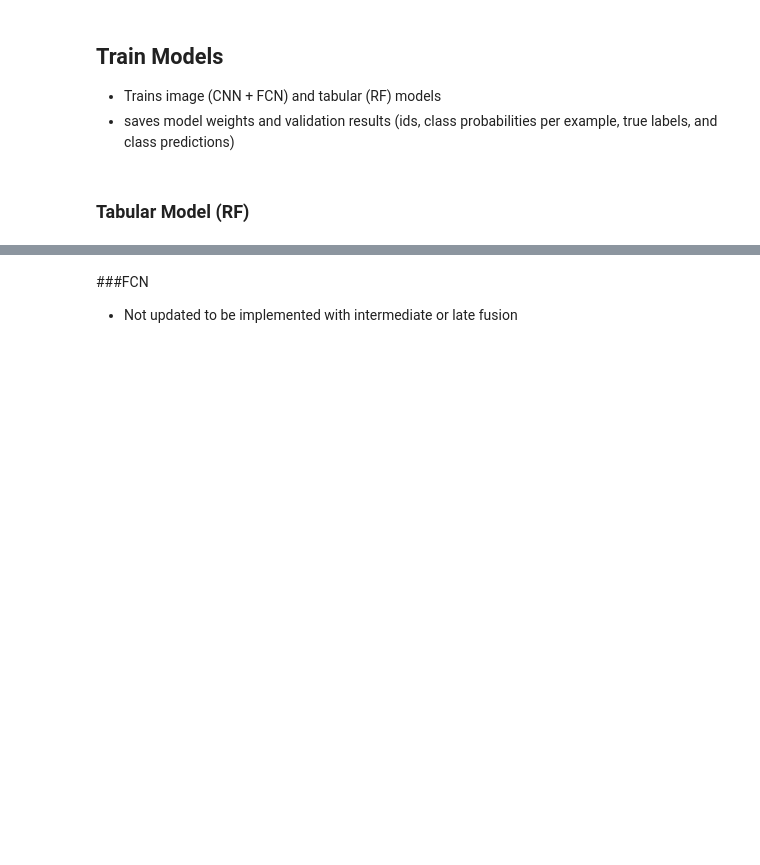
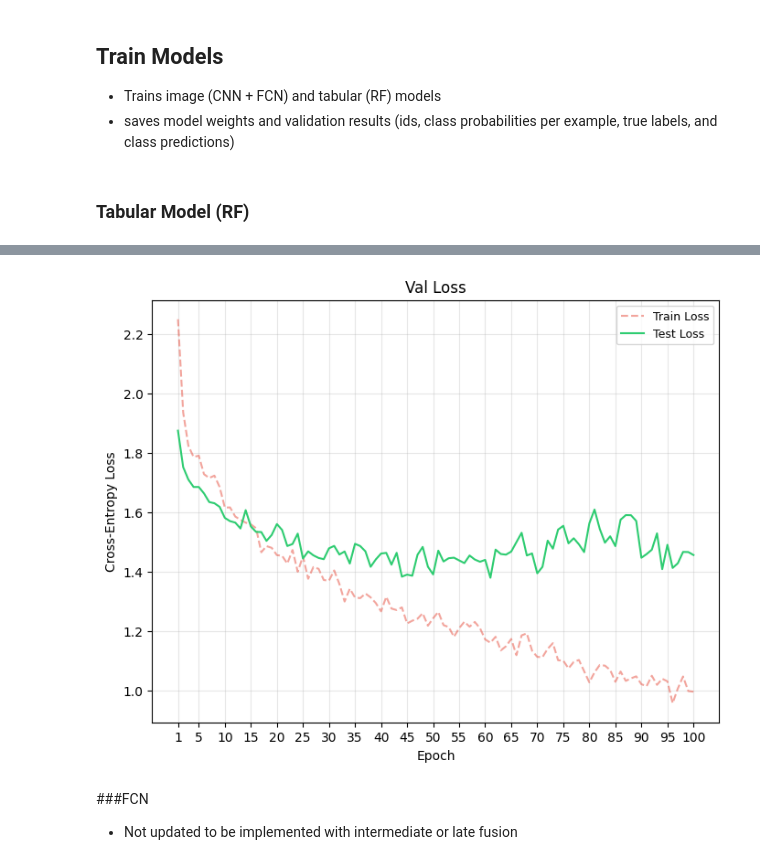
Before and after one commit to mprenovitz/cs1851-final-project, a Jupyter notebook: multi_modal.ipynb, the cells around one changed output, grey strips where cells are left out. Drawn from its saved outputs; the diff is of its cells as text; code cells hidden in the pictures; blank space fills up the shorter version.

```diff
--- a/multi_modal.ipynb
+++ b/multi_modal.ipynb
@@ -60,0 +63,19 @@ Device: cpu
+# %%
+# generic path
+path = "/oscar/home/mprenovi"
+data_path = "/data/cs1851_data/"
+
+########### MODEL RESULT SAVE PATHS ###########
+rf_file_path = "cs1851-final-project/rf_val_predictions.csv"
+train_rf = "cs1851-final-project/rf_train_predictions.csv"
+rf_save_path = os.path.join(path, rf_file_path)
+train_rf_save_path = os.path.join(path, train_rf)
+cnn_file_path = "cs1851-final-project/cnn_val_predictions.csv"
+cnn_save_path = os.path.join(path, cnn_file_path)
+
+torch.manual_seed(32)
+np.random.seed(32)
+
+EPOCHS = 100
+DEVICE = torch.device("cuda" if torch.cuda.is_available() else "cpu") #this ensures that the code runs on GPUs if available
+print(f"Device: {DEVICE}\n")
@@ -158,7 +189,7 @@ def train_cnn(train_loader, val_loader, device):
 
   cnn = CNN(device=device, num_classes=7).to(device)
   hist_base, val_info  = run_experiment(cnn, train_loader, val_loader, EPOCHS, lr=1e-4)
-  return val_info
+  return hist_base, val_info
 
 def format_cnn_outputs(val_info):
   probs, preds, labels, ids = val_info
@@ -179,6 +208,6 @@ SyntaxError: expected ':' (2497007897.py, line 1)
 # %%
 # cnn pipeline + save validation results in same format as rf
-val_info = train_cnn(train_loader, val_loader, DEVICE)
+hist_base, val_info = train_cnn(train_loader, val_loader, DEVICE)
 cnn_val_results = format_cnn_outputs(val_info)
 
 cnn_val_results.to_csv(cnn_save_path, index=False)
@@ -186,3 +233,22 @@ print(f"\nSaved validation probabilities to: {cnn_save_path}")
+# %%
+epochs  = range(1, EPOCHS + 1)
+
+colors = ["#e74c3c", "#2ecc71"]
+
+# Loss curves
+fig, ax = plt.subplots(1, 1, figsize=(8, 6))
+
+ax.plot(epochs, hist_base["train_loss"], label="Train Loss", color=colors[0], linestyle="--", alpha=0.5)
+ax.plot(epochs, hist_base["val_loss"],  label="Test Loss", color=colors[1], linestyle="-")
+ax.set_title("Val Loss")
+ax.set_xlabel("Epoch")
+ax.set_ylabel("Cross-Entropy Loss")
+ax.legend(fontsize=9)
+ax.grid(True, alpha=0.3)
+ax.set_xticks([1] + list(range(5, EPOCHS+1, 5)))
+plt.show()
+# %% [output]
+[figure, added]
 # %% [markdown]
 ###FCN
 - Not updated to be implemented with intermediate or late fusion
```
Also changed, not shown: parts of 10 cells of this notebook, 2 other files.
